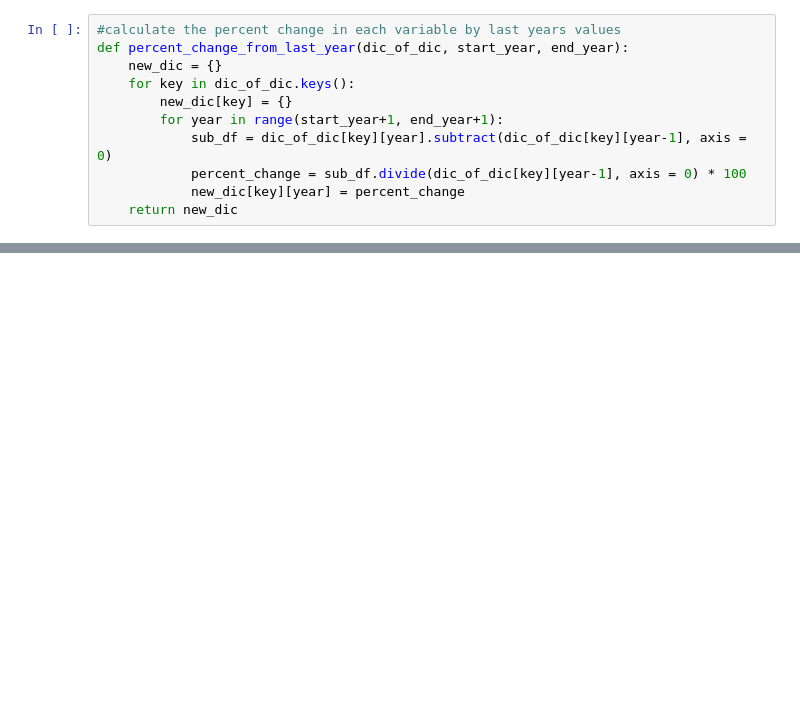
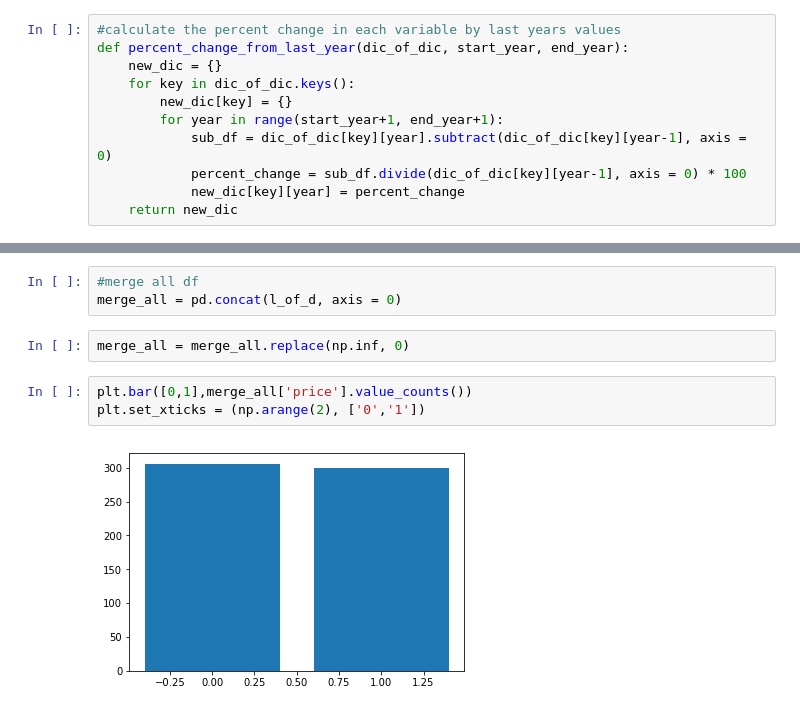
Before and after one commit to jla2689/Collecting-Census-Data, a Jupyter notebook: Census_data.ipynb, the cells around one changed output, grey strips where cells are left out. Saved outputs shown, nothing was run; the diff lists cells and outputs as text; blank space fills up the shorter version.

```diff
--- a/Census_data.ipynb
+++ b/Census_data.ipynb
@@ -190,0 +370,10 @@ Name: price, dtype: float64
+# %%
+#merge all df
+merge_all = pd.concat(l_of_d, axis = 0)
+# %%
+merge_all = merge_all.replace(np.inf, 0)
+# %%
+plt.bar([0,1],merge_all['price'].value_counts())
+plt.set_xticks = (np.arange(2), ['0','1'])
+# %% [output]
+[figure, added]
```
Also changed, not shown: parts of 42 cells of this notebook.
